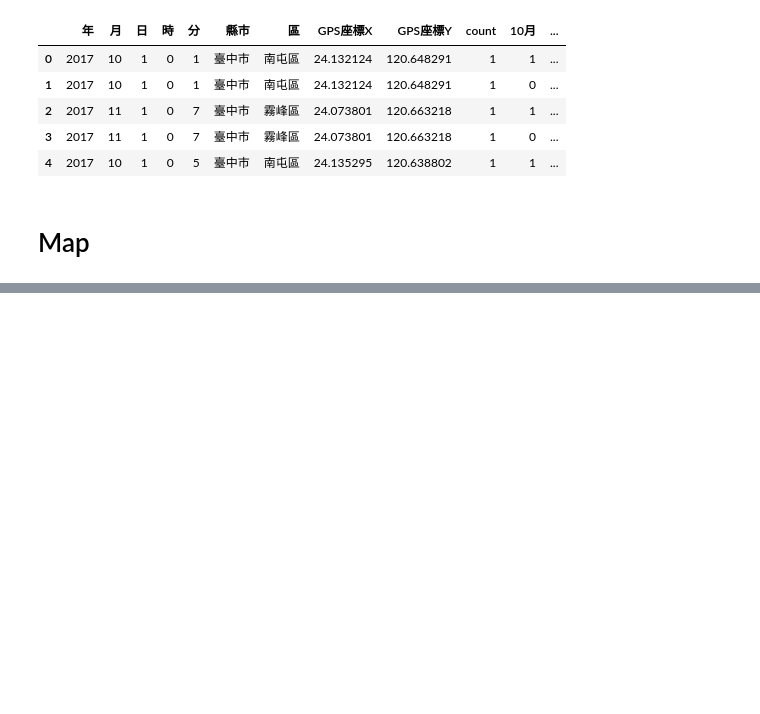
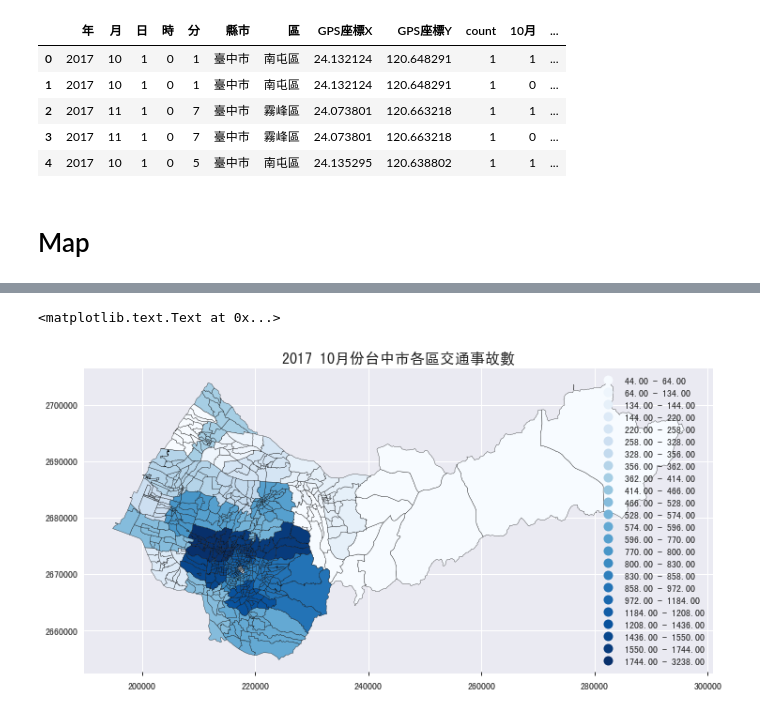
Before and after one commit to WangYenTing/Python-MySQL, a Jupyter notebook: GeoPandas.ipynb, the cells around one changed output, grey strips where cells are left out. Saved outputs shown, nothing was run; the diff lists cells and outputs as text; code cells hidden in the pictures; blank space fills up the shorter version.

```diff
--- a/GeoPandas.ipynb
+++ b/GeoPandas.ipynb
@@ -55,3 +55,11 @@ taichung_shp.head()
 | 184 | 66000120002 | 臺中市 | 清水區 | 靈泉里 | Lingquan Vil. | B | 66000 | B12 | 66000120 | None | ... |
 | 185 | 66000120003 | 臺中市 | 清水區 | 清水里 | Qingshui Vil. | B | 66000 | B12 | 66000120 | None | ... |
 | 186 | 66000120004 | 臺中市 | 清水區 | 文昌里 | Wenchang Vil. | B | 66000 | B12 | 66000120 | None | ... |
+# %%
+tc10 = tc = pd.DataFrame({'10月' : df[df['月']==10].groupby(['區']).size()}).reset_index()
+tc11 = tc = pd.DataFrame({'11月' : df[df['月']==11].groupby(['區']).size()}).reset_index()
+# %%
+tc_month = pd.merge(taichung_shp, tc10, left_on='TOWNNAME', right_on='區')
+tc_month = pd.merge(tc_month, tc11, left_on='區', right_on='區')
+tc_month = tc_month.drop(['區'], axis=1)
+tc_month.head()
@@ -57,0 +73,15 @@ taichung_shp.head()
+# %%
+## 10月份 交通事故數
+tc_month.plot(
+    cmap=plt.cm.Blues, #指定顏色
+    column='10月', #指定從自身的這個 column 讀取顏色深度
+    figsize=(12,9),
+    legend = True,
+    k = len(df['區'].unique()),  #分成幾類
+    scheme='QUANTILES',
+    edgecolor='black'  #區里邊界線的顏色
+)
+plt.title("2017 10月份台中市各區交通事故數", fontsize = 16 )
+# %% [output]
+<matplotlib.text.Text at 0x...>
+[figure, added]
```
Also changed, not shown: parts of 7 cells of this notebook.
